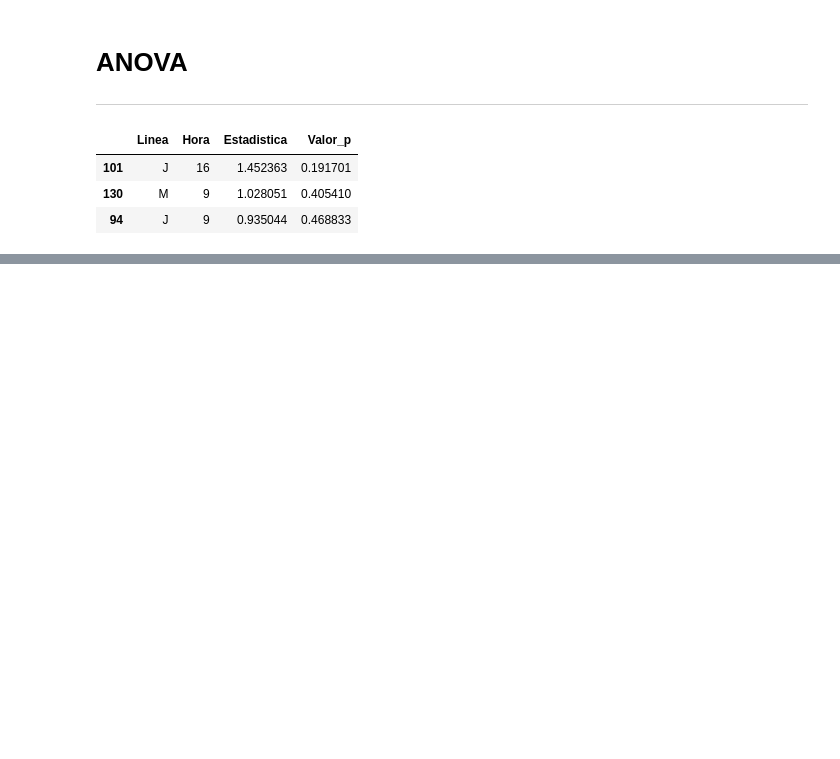
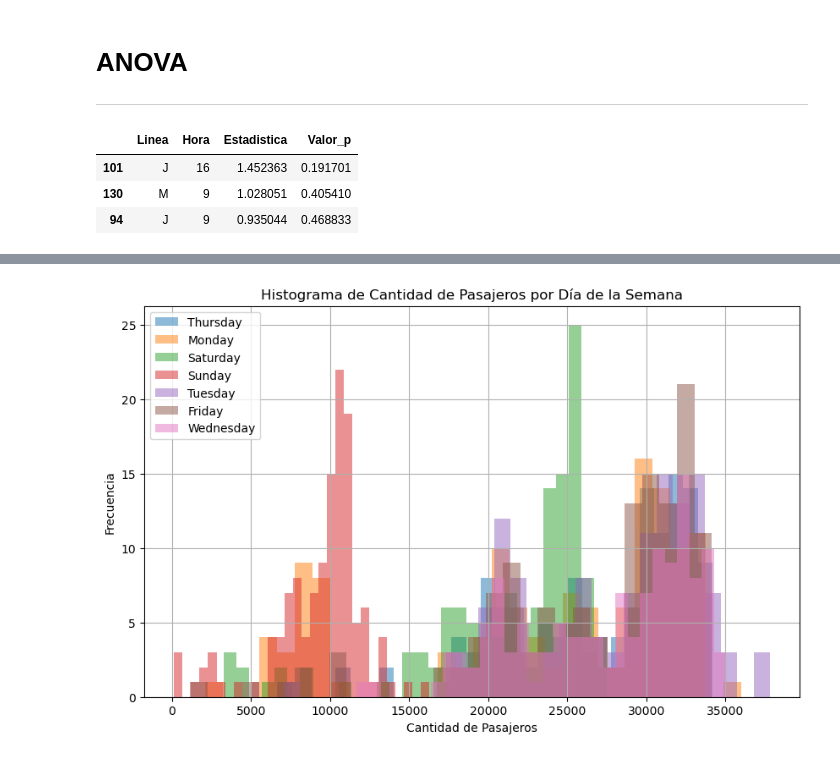
Before and after one commit to DanielLoaizal/metro_project_eafit, a Jupyter notebook: Laboratorios/LaboratorioDeModelosPoryectoIntegrador.ipynb, the cells around one changed output, grey strips where cells are left out. Saved outputs shown, nothing was run; the diff lists cells and outputs as text; code cells hidden in the pictures; blank space fills up the shorter version.

```diff
--- a/Laboratorios/LaboratorioDeModelosPoryectoIntegrador.ipynb
+++ b/Laboratorios/LaboratorioDeModelosPoryectoIntegrador.ipynb
@@ -692,0 +794,22 @@ resultado_anova.sort_values(by=['Valor_p'], ascending=True)
+# %%
+df = pd.read_csv('DataImputed.csv')
+df['Fecha'] = pd.to_datetime(df['Fecha'])
+df['dia_semana'] = df['Fecha'].dt.day_name()
+subset = df[(df['Linea'] == 'A') & (df['Horas'] == 8)]
+grupos = [subset[subset['Fecha'].dt.day_name() == dia]['Qty_passangers'] for dia in df['dia_semana'].unique()]
+
+# Crear histograma
+plt.figure(figsize=(10, 6))
+
+# Para cada grupo, crea un histograma con un color diferente
+for i, grupo in enumerate(grupos):
+    plt.hist(grupo, bins=30, alpha=0.5, label=df['dia_semana'].unique()[i])
+
+plt.xlabel('Cantidad de Pasajeros')
+plt.ylabel('Frecuencia')
+plt.title('Histograma de Cantidad de Pasajeros por Día de la Semana')
+plt.legend()
+plt.grid(True)
+plt.show()
+# %% [output]
+[figure, added]
```
Also changed, not shown: parts of 2 cells of this notebook.
